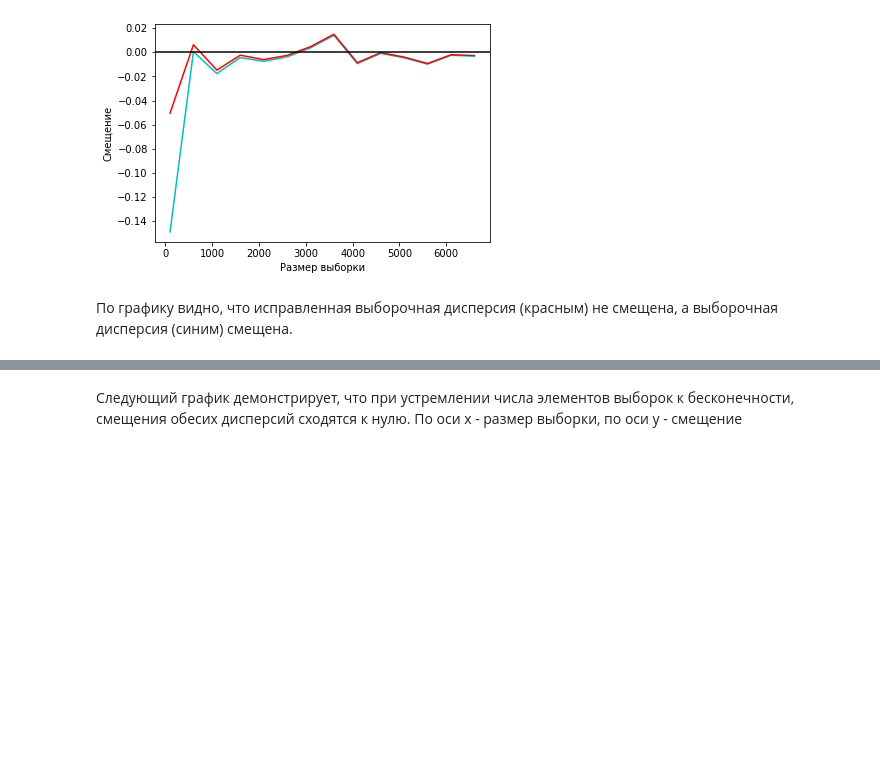
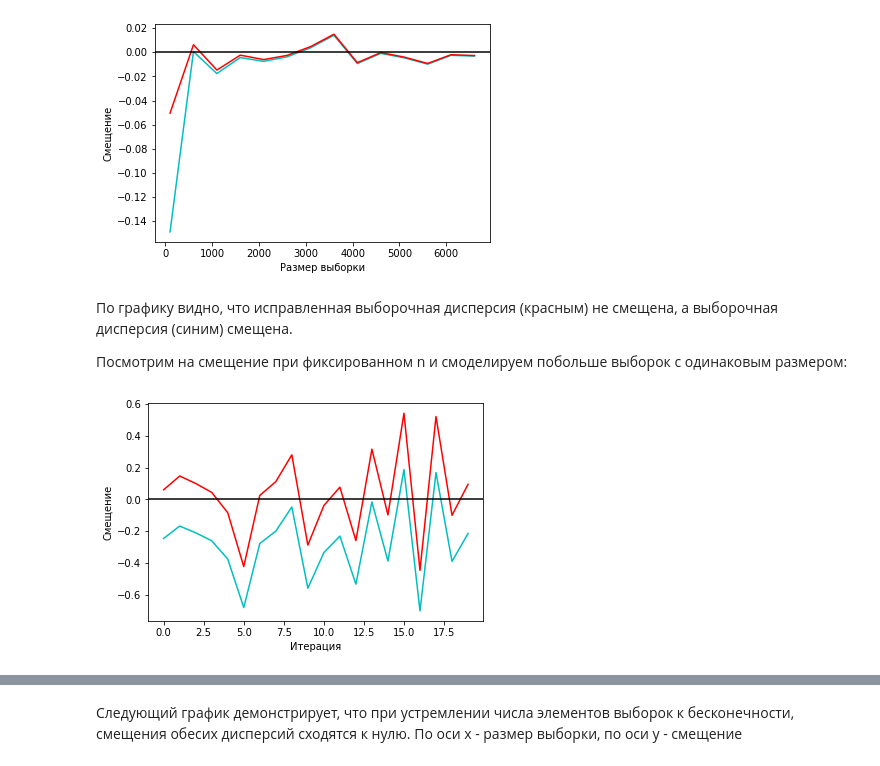
Before and after one commit to Vlada-Veselova/Statistics_HW_BI, a Jupyter notebook: Statistic_1.ipynb, the cells around one changed output, grey strips where cells are left out. Drawn from its saved outputs; the diff is of its cells as text; code cells hidden in the pictures; blank space fills up the shorter version.

```diff
--- a/Statistic_1.ipynb
+++ b/Statistic_1.ipynb
@@ -142,3 +144,23 @@ def model_var_bias(beg_sample_size=50, end_sample_size=2000, step=50, n_samples=
+# %%
+def model_var_bias_2(n_elements=1000, n_samples=100, distribution='normal'):
+    emp_bias=[]
+    cor_bias=[]
+    for l in range(n_elements): #будут создаваться группы выборок с заданным количеством элементов
+        empirical_var = []
+        corrected_var = []
+        for j in range(n_samples): # n_samples - размер каждой группы выборок
+            if distribution == 'normal': # cоздается выборка с нормальным распределением с мат. ожиданием 0 и дисперсией 3
+                sample = np.random.normal(0, 3**0.5, n_samples)
+            elif distribution == 'uniform': # создается выборка с равномерным распределением с на [-3, 3] с дисперсией 3
+                sample = np.random.uniform(-3, 3, n_samples)
+            sigma_n = 0
+            for i in range(n_samples):
+                sigma_n += (sample[i] - sample.mean())**2
+            corrected_var.append(abs(sigma_n / (n_samples - 1))) # для каждой выборки считается исправленная дисперсия
+            empirical_var.append(abs((sigma_n / n_samples))) # для каждой выборки считается неисправленная дисперсия
+        emp_bias.append(abs(np.mean(empirical_var)) - 3) # для каждой группы выборок считается смещение исправленной дисперсии
+        cor_bias.append(abs(np.mean(corrected_var)) - 3) # для каждой группы выборок считается смещение неисправленной дисперсии
+    return (emp_bias, cor_bias)
 # %% [markdown]
 Построим графики смещения исправленной и неисправленной дисперсий, по оси x - количество элементов выборок, по оси y - смещение
 
@@ -179,3 +201,16 @@ plt.show();
 [figure]
 # %% [markdown]
 По графику видно, что исправленная выборочная дисперсия (красным) не смещена, а выборочная дисперсия (синим) смещена.
+
+Посмотрим на смещение при фиксированном n и смоделируем побольше выборок с одинаковым размером:
+# %%
+# Количество выборок - 20, количество элементов в каждой выборке - 100
+emp_bias, cor_bias = model_var_bias_2(n_elements=20, n_samples=10)
+sns.lineplot(y=emp_bias, x=[i for i in range(20)], color='c');
+sns.lineplot(y=cor_bias, x=[i for i in range(20)], color='r');
+plt.axhline(y=0, color='black', linestyle='-');
+plt.xlabel('Итерация')
+plt.ylabel('Смещение')
+plt.show();
+# %% [output]
+[figure, added]
```
Also changed, not shown: parts of 5 cells of this notebook.
